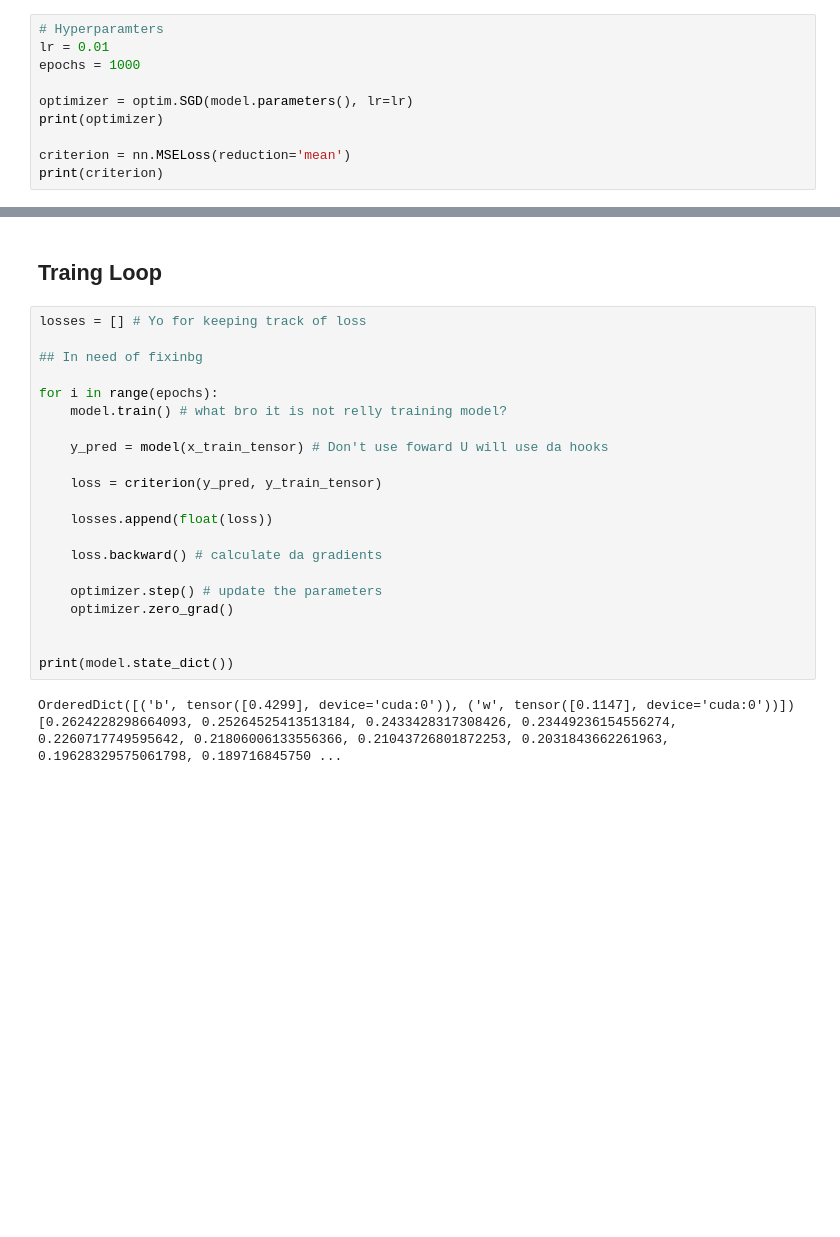
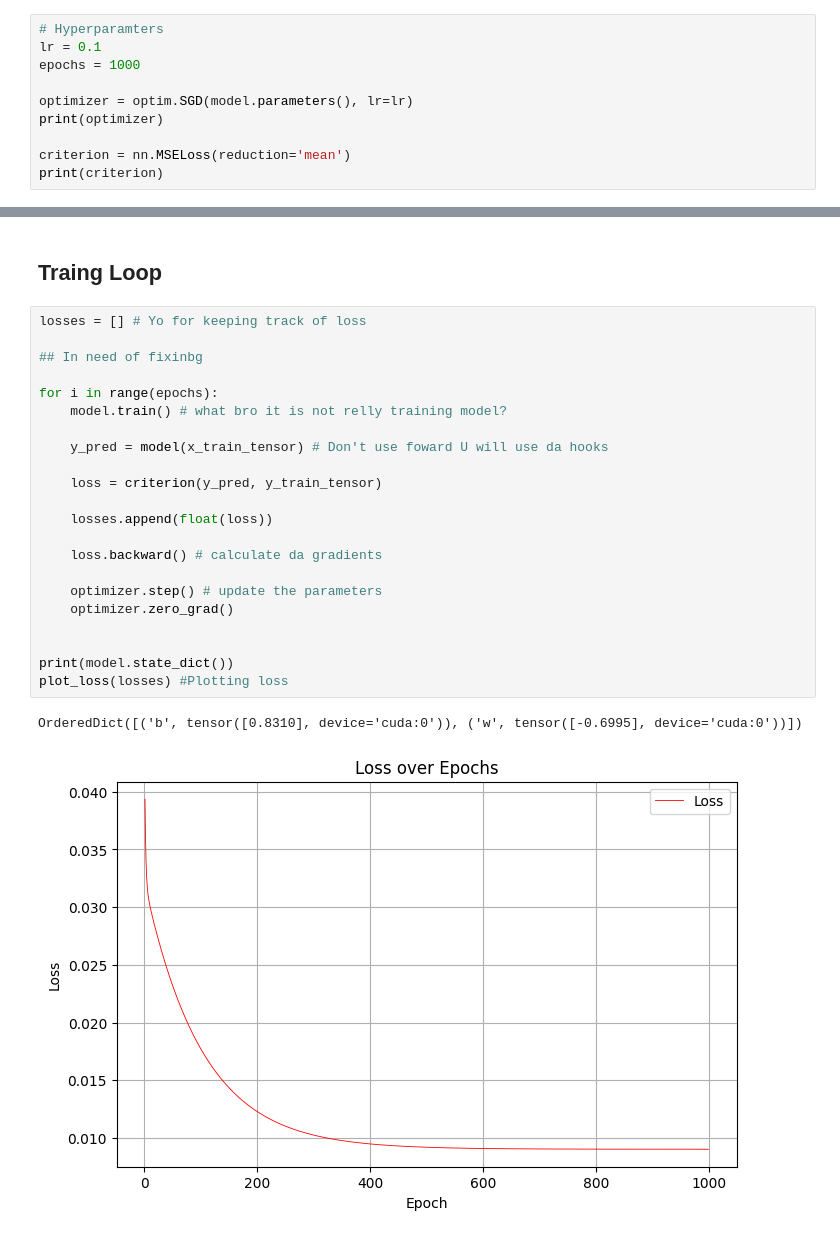
Before and after one commit to xXKeNdAmAmAsTeRXx/ISLP_labs, a Jupyter notebook: applied-Tasks/Chap03-tasks.ipynb, the cells around one changed output, grey strips where cells are left out. Cells and saved outputs as stored; diff of their text form; blank space fills up the shorter version.

Commit message:
Init Model validation, add plotting loss

```diff
--- a/applied-Tasks/Chap03-tasks.ipynb
+++ b/applied-Tasks/Chap03-tasks.ipynb
@@ -113,7 +113,7 @@ OrderedDict([('b', tensor([0.5349], device='cuda:0')), ('w', tensor([0.8094], de
 ## Adjusting a hyperparamters, criterion and optimizer
 # %%
 # Hyperparamters
-lr = 0.01
+lr = 0.1
 epochs = 1000
 
 optimizer = optim.SGD(model.parameters(), lr=lr)
@@ -140,24 +140,25 @@ MSELoss()
 # %%
 losses = [] # Yo for keeping track of loss
 
 ## In need of fixinbg
 
 for i in range(epochs):
     model.train() # what bro it is not relly training model?
 
     y_pred = model(x_train_tensor) # Don't use foward U will use da hooks
 
     loss = criterion(y_pred, y_train_tensor)
 
     losses.append(float(loss))
 
     loss.backward() # calculate da gradients
 
     optimizer.step() # update the parameters
     optimizer.zero_grad()
 
 
 print(model.state_dict())
+plot_loss(losses) #Plotting loss
 # %% [output]
-OrderedDict([('b', tensor([0.4299], device='cuda:0')), ('w', tensor([0.1147], device='cuda:0'))])
-[0.2624228298664093, 0.25264525413513184, 0.2433428317308426, 0.23449236154556274, 0.2260717749595642, 0.21806006133556366, 0.21043726801872253, 0.2031843662261963, 0.19628329575061798, 0.189716845750 ...
+OrderedDict([('b', tensor([0.8310], device='cuda:0')), ('w', tensor([-0.6995], device='cuda:0'))])
+[figure, added]
```
Also changed, not shown: parts of 11 cells of this notebook, 1 other file.
